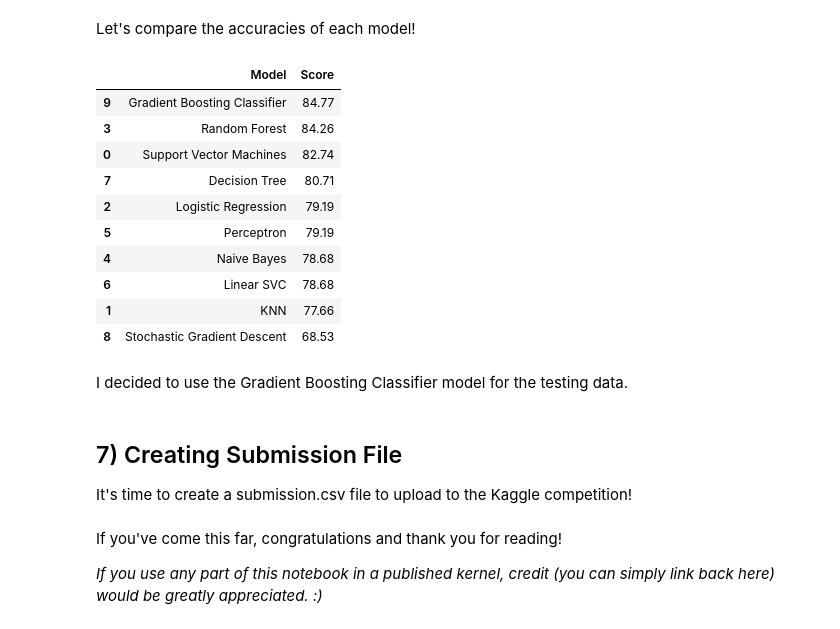
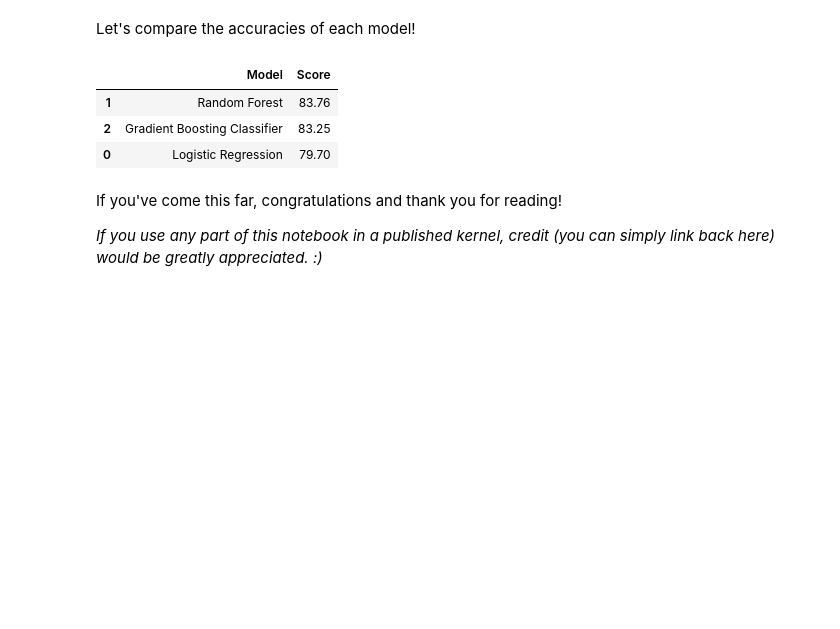
Before and after one commit to Divyanksaiwal/Titanic-Survival-Predictions, a Jupyter notebook: titanic-survival-predictions-beginner.ipynb, the cells around one changed output. Saved outputs shown, nothing was run; the diff lists cells and outputs as text; code cells hidden in the pictures; blank space fills up the shorter version.

Commit message:
Kaggle Notebook | Titanic Survival Predictions (Beginner) | Version 2

```diff
--- a/titanic-survival-predictions-beginner.ipynb
+++ b/titanic-survival-predictions-beginner.ipynb
@@ -572,9 +446,0 @@ print(acc_perceptron)
-# %%
-#Decision Tree
-from sklearn.tree import DecisionTreeClassifier
-
-decisiontree = DecisionTreeClassifier()
-decisiontree.fit(x_train, y_train)
-y_pred = decisiontree.predict(x_val)
-acc_decisiontree = round(accuracy_score(y_pred, y_val) * 100, 2)
-print(acc_decisiontree)
@@ -594,9 +457,0 @@ print(acc_randomforest)
-# %%
-# KNN or k-Nearest Neighbors
-from sklearn.neighbors import KNeighborsClassifier
-
-knn = KNeighborsClassifier()
-knn.fit(x_train, y_train)
-y_pred = knn.predict(x_val)
-acc_knn = round(accuracy_score(y_pred, y_val) * 100, 2)
-print(acc_knn)
@@ -605,9 +457,0 @@ print(acc_knn)
-# %%
-# Stochastic Gradient Descent
-from sklearn.linear_model import SGDClassifier
-
-sgd = SGDClassifier()
-sgd.fit(x_train, y_train)
-y_pred = sgd.predict(x_val)
-acc_sgd = round(accuracy_score(y_pred, y_val) * 100, 2)
-print(acc_sgd)
@@ -628,27 +470,13 @@ print(acc_gbk)
 Let's compare the accuracies of each model!
 # %%
 models = pd.DataFrame({
-    'Model': ['Support Vector Machines', 'KNN', 'Logistic Regression',
-              'Random Forest', 'Naive Bayes', 'Perceptron', 'Linear SVC',
-              'Decision Tree', 'Stochastic Gradient Descent', 'Gradient Boosting Classifier'],
-    'Score': [acc_svc, acc_knn, acc_logreg,
-              acc_randomforest, acc_gaussian, acc_perceptron,acc_linear_svc, acc_decisiontree,
-              acc_sgd, acc_gbk]})
+    'Model': ['Logistic Regression',
+              'Random Forest','Gradient Boosting Classifier'],
+    'Score': [acc_logreg,
+              acc_randomforest,acc_gbk]})
 models.sort_values(by='Score', ascending=False)
 # %% [output]
 |  | Model | Score |
-| 9 | Gradient Boosting Classifier | 84.77 |
-| 3 | Random Forest | 84.26 |
-| 0 | Support Vector Machines | 82.74 |
-| 7 | Decision Tree | 80.71 |
-| 2 | Logistic Regression | 79.19 |
-| 5 | Perceptron | 79.19 |
-| 4 | Naive Bayes | 78.68 |
-| 6 | Linear SVC | 78.68 |
-| 1 | KNN | 77.66 |
-| 8 | Stochastic Gradient Descent | 68.53 |
+| 1 | Random Forest | 83.76 |
+| 2 | Gradient Boosting Classifier | 83.25 |
+| 0 | Logistic Regression | 79.70 |
-# %% [markdown]
-I decided to use the Gradient Boosting Classifier model for the testing data.
-# %% [markdown]
-## 7) Creating Submission File
-It's time to create a submission.csv file to upload to the Kaggle competition!
```
Also changed, not shown: parts of 49 cells of this notebook.
